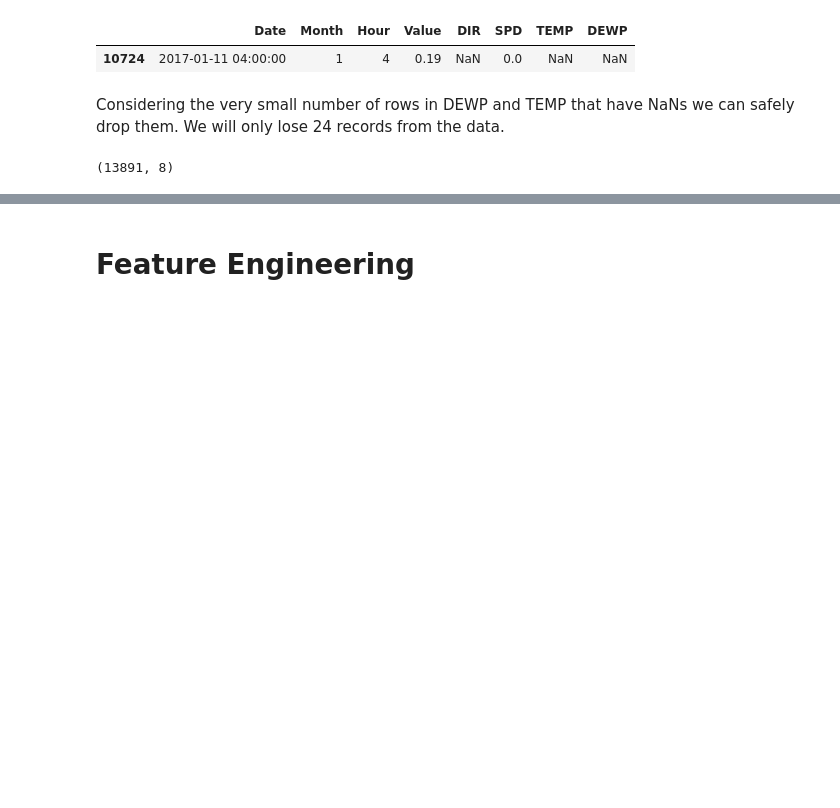
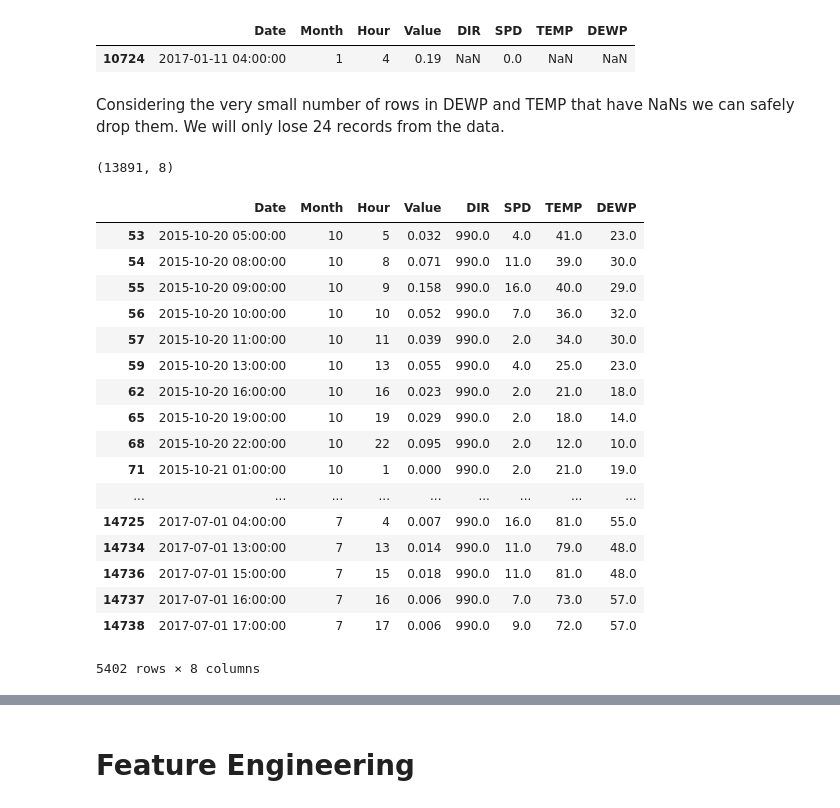
Before and after one commit to iq3k/Ulaanbaatar-PM2.5-Prediction, a Jupyter notebook: 2018-02-19-rr-data-clean.ipynb, the cells around one changed output, grey strips where cells are left out. Cells and saved outputs as stored; diff of their text form; code cells hidden in the pictures; blank space fills up the shorter version.

Commit message:
Data cleaned
Final dataframe made and training and testing data split. Ready to start training models.

```diff
--- a/2018-02-17-rr-data-cleaning.ipynb
+++ b/2018-02-19-rr-data-clean.ipynb
@@ -726,6 +717,27 @@ df = df.dropna(axis=0,subset=['DEWP', 'TEMP'])
 df.shape
 # %% [output]
 (13891, 8)
+# %%
+df[df.DIR == 990]
+# %% [output]
+|  | Date | Month | Hour | Value | DIR | SPD | TEMP | DEWP |
+| 53 | 2015-10-20 05:00:00 | 10 | 5 | 0.032 | 990.0 | 4.0 | 41.0 | 23.0 |
+| 54 | 2015-10-20 08:00:00 | 10 | 8 | 0.071 | 990.0 | 11.0 | 39.0 | 30.0 |
+| 55 | 2015-10-20 09:00:00 | 10 | 9 | 0.158 | 990.0 | 16.0 | 40.0 | 29.0 |
+| 56 | 2015-10-20 10:00:00 | 10 | 10 | 0.052 | 990.0 | 7.0 | 36.0 | 32.0 |
+| 57 | 2015-10-20 11:00:00 | 10 | 11 | 0.039 | 990.0 | 2.0 | 34.0 | 30.0 |
+| 59 | 2015-10-20 13:00:00 | 10 | 13 | 0.055 | 990.0 | 4.0 | 25.0 | 23.0 |
+| 62 | 2015-10-20 16:00:00 | 10 | 16 | 0.023 | 990.0 | 2.0 | 21.0 | 18.0 |
+| 65 | 2015-10-20 19:00:00 | 10 | 19 | 0.029 | 990.0 | 2.0 | 18.0 | 14.0 |
+| 68 | 2015-10-20 22:00:00 | 10 | 22 | 0.095 | 990.0 | 2.0 | 12.0 | 10.0 |
+| 71 | 2015-10-21 01:00:00 | 10 | 1 | 0.000 | 990.0 | 2.0 | 21.0 | 19.0 |
+| ... | ... | ... | ... | ... | ... | ... | ... | ... |
+| 14725 | 2017-07-01 04:00:00 | 7 | 4 | 0.007 | 990.0 | 16.0 | 81.0 | 55.0 |
+| 14734 | 2017-07-01 13:00:00 | 7 | 13 | 0.014 | 990.0 | 11.0 | 79.0 | 48.0 |
+| 14736 | 2017-07-01 15:00:00 | 7 | 15 | 0.018 | 990.0 | 11.0 | 81.0 | 48.0 |
+| 14737 | 2017-07-01 16:00:00 | 7 | 16 | 0.006 | 990.0 | 7.0 | 73.0 | 57.0 |
+| 14738 | 2017-07-01 17:00:00 | 7 | 17 | 0.006 | 990.0 | 9.0 | 72.0 | 57.0 |
+5402 rows × 8 columns
 # %% [markdown]
 The last two features to contend with are SPD and DIR. Both have a high number of NaNs. We have several options:
 
```
Also changed, not shown: parts of 61 cells of this notebook, 2 other files.
